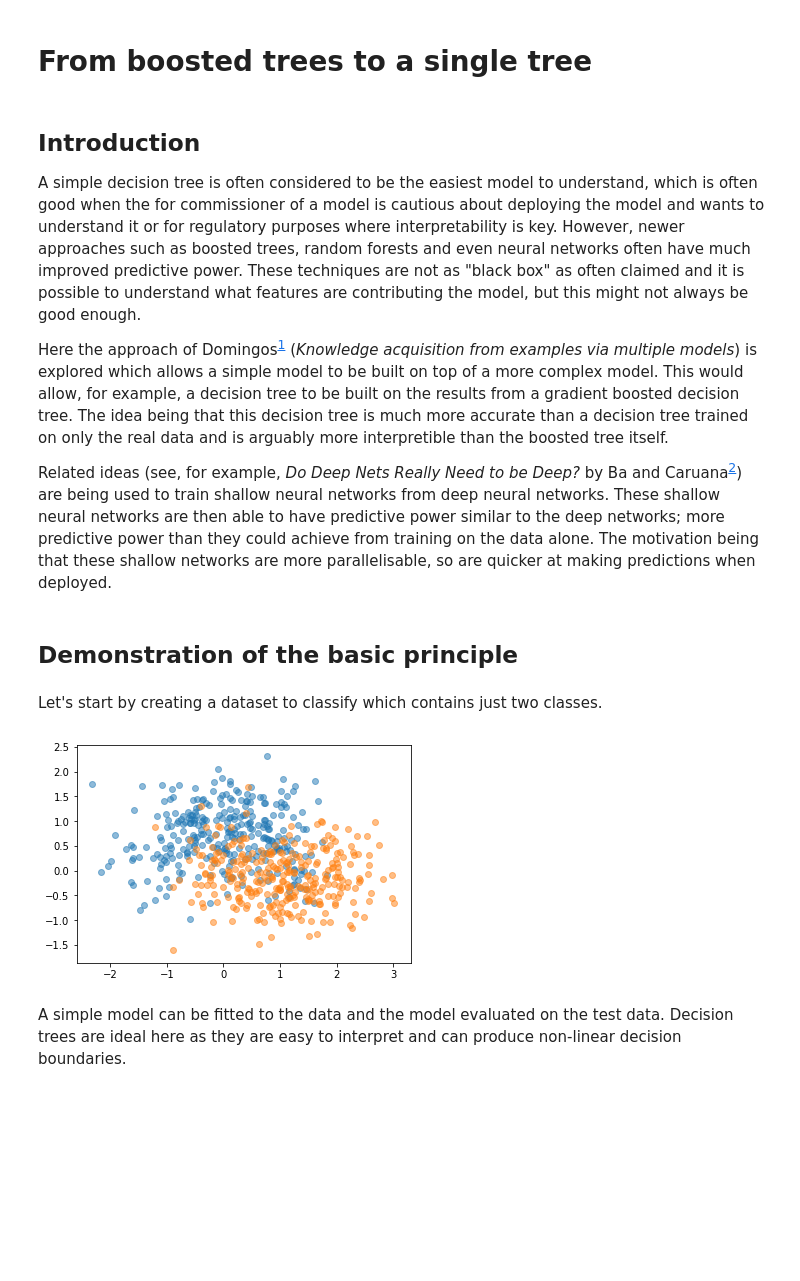
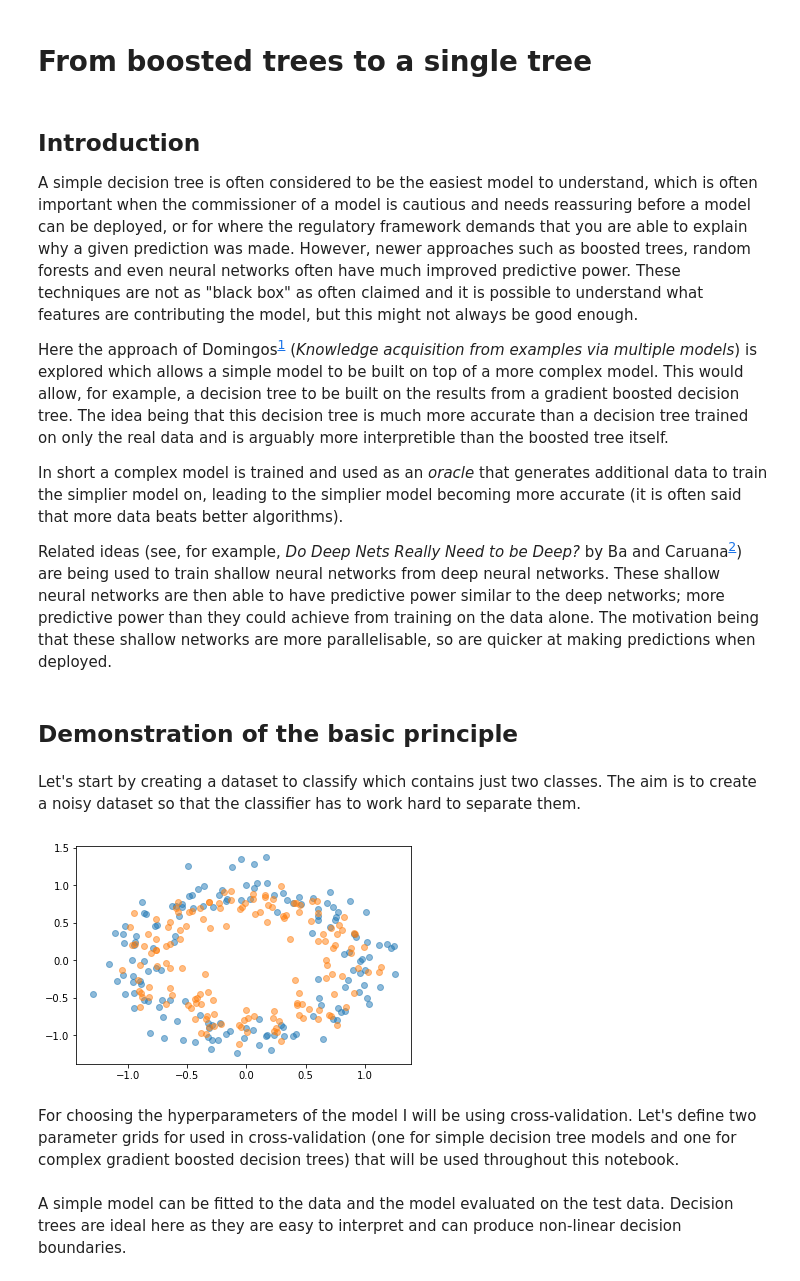
Before and after one commit to jjfallon/trees-to-tree, a Jupyter notebook: trees-to-tree.ipynb, the cells around one changed output. Drawn from its saved outputs; the diff is of its cells as text; code cells hidden in the pictures; blank space fills up the shorter version.

Commit message:
Added CV and more references and improved the example considered.

```diff
--- a/trees-to-tree.ipynb
+++ b/trees-to-tree.ipynb
@@ -3,9 +3,11 @@
 # %% [markdown]
 ## Introduction
 
-A simple decision tree is often considered to be the easiest model to understand, which is often good when the for commissioner of a model is cautious about deploying the model and wants to understand it or for regulatory purposes where interpretability is key. However, newer approaches such as boosted trees, random forests and even neural networks often have much improved predictive power. These techniques are not as "black box" as often claimed and it is possible to understand what features are contributing the model, but this might not always be good enough.
+A simple decision tree is often considered to be the easiest model to understand, which is often important when the commissioner of a model is cautious and needs reassuring before a model can be deployed, or for where the regulatory framework demands that you are able to explain why a given prediction was made. However, newer approaches such as boosted trees, random forests and even neural networks often have much improved predictive power. These techniques are not as "black box" as often claimed and it is possible to understand what features are contributing the model, but this might not always be good enough.
 
 Here the approach of Domingos<sup>[1]</sup> (_Knowledge acquisition from examples via multiple models_) is explored which allows a simple model to be built on top of a more complex model. This would allow, for example, a decision tree to be built on the results from a gradient boosted decision tree. The idea being that this decision tree is much more accurate than a decision tree trained on only the real data and is arguably more interpretible than the boosted tree itself.
+
+In short a complex model is trained and used as an *oracle* that generates additional data to train the simplier model on, leading to the simplier model becoming more accurate (it is often said that more data beats better algorithms).
 
 Related ideas (see, for example, _Do Deep Nets Really Need to be Deep?_ by Ba and Caruana<sup>[2]</sup>) are being used to train shallow neural networks from deep neural networks. These shallow neural networks are then able to have predictive power similar to the deep networks; more predictive power than they could achieve from training on the data alone. The motivation being that these shallow networks are more parallelisable, so are quicker at making predictions when deployed.
 
@@ -35,15 +43,17 @@ from sklearn.tree import export_graphviz
 # %% [markdown]
 ## Demonstration of the basic principle
 # %% [markdown]
-Let's start by creating a dataset to classify which contains just two classes.
+Let's start by creating a dataset to classify which contains just two classes. The aim is to create a noisy dataset so that the classifier has to work hard to separate them.
 # %%
-X, y = make_moons(n_samples=600, shuffle=True, noise=0.5, random_state=40)
+X, y = make_circles(n_samples=300, shuffle=True, noise=0.15, random_state=40)
 
 plt.scatter(X[y == 0, 0], X[y == 0, 1], alpha=0.5)
 plt.scatter(X[y == 1, 0], X[y == 1, 1], alpha=0.5)
 plt.show()
 
 # Train/test split
 X_train, X_test, y_train, y_test = train_test_split(X, y, test_size=0.33, random_state=40 )
 # %% [output]
-[figure, old version]
+[figure, new version]
+# %% [markdown]
+For choosing the hyperparameters of the model I will be using cross-validation. Let's define two parameter grids for used in cross-validation (one for simple decision tree models and one for complex gradient boosted decision trees) that will be used throughout this notebook.
```
Also changed, not shown: parts of 19 cells of this notebook.
